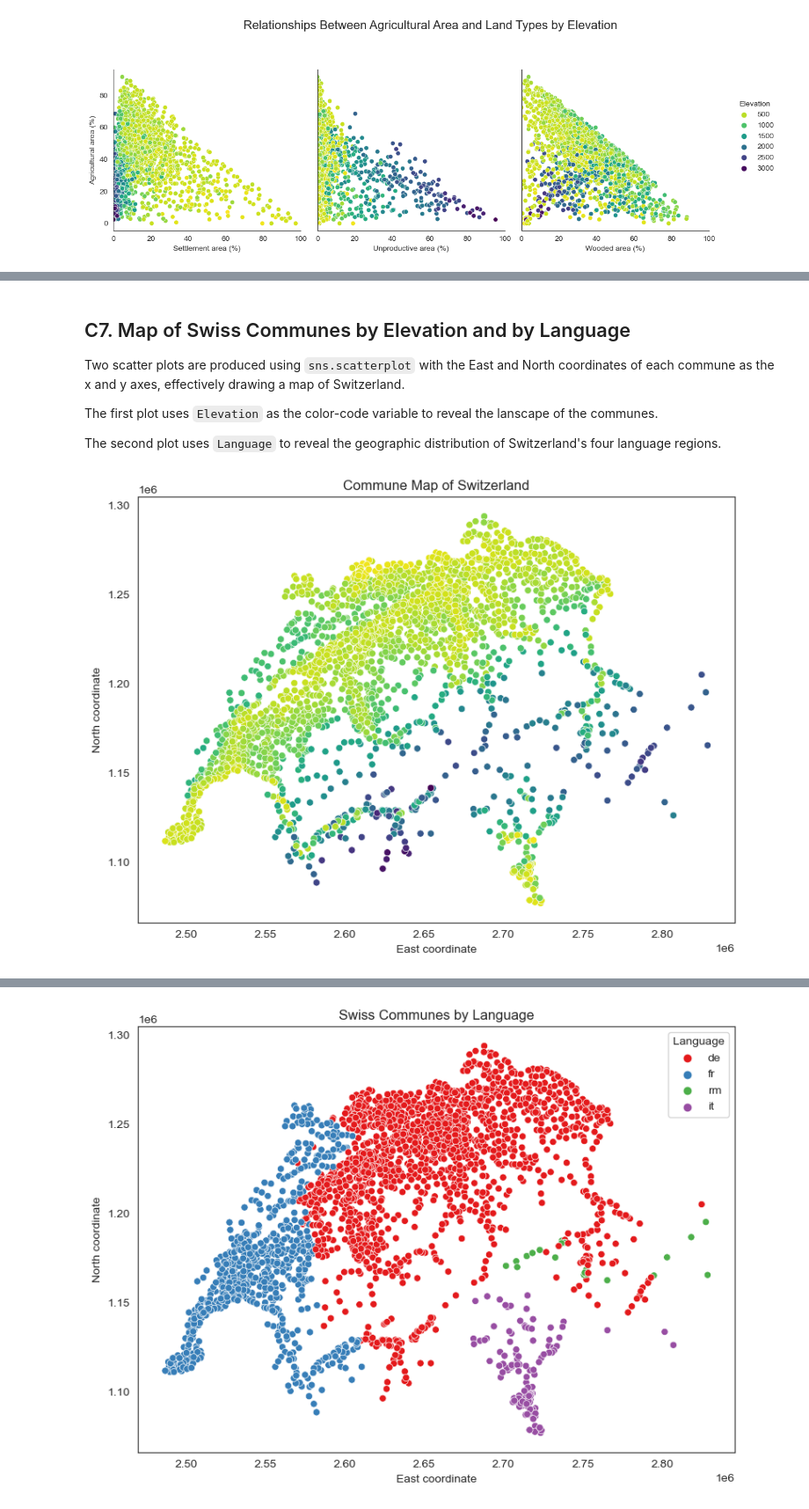
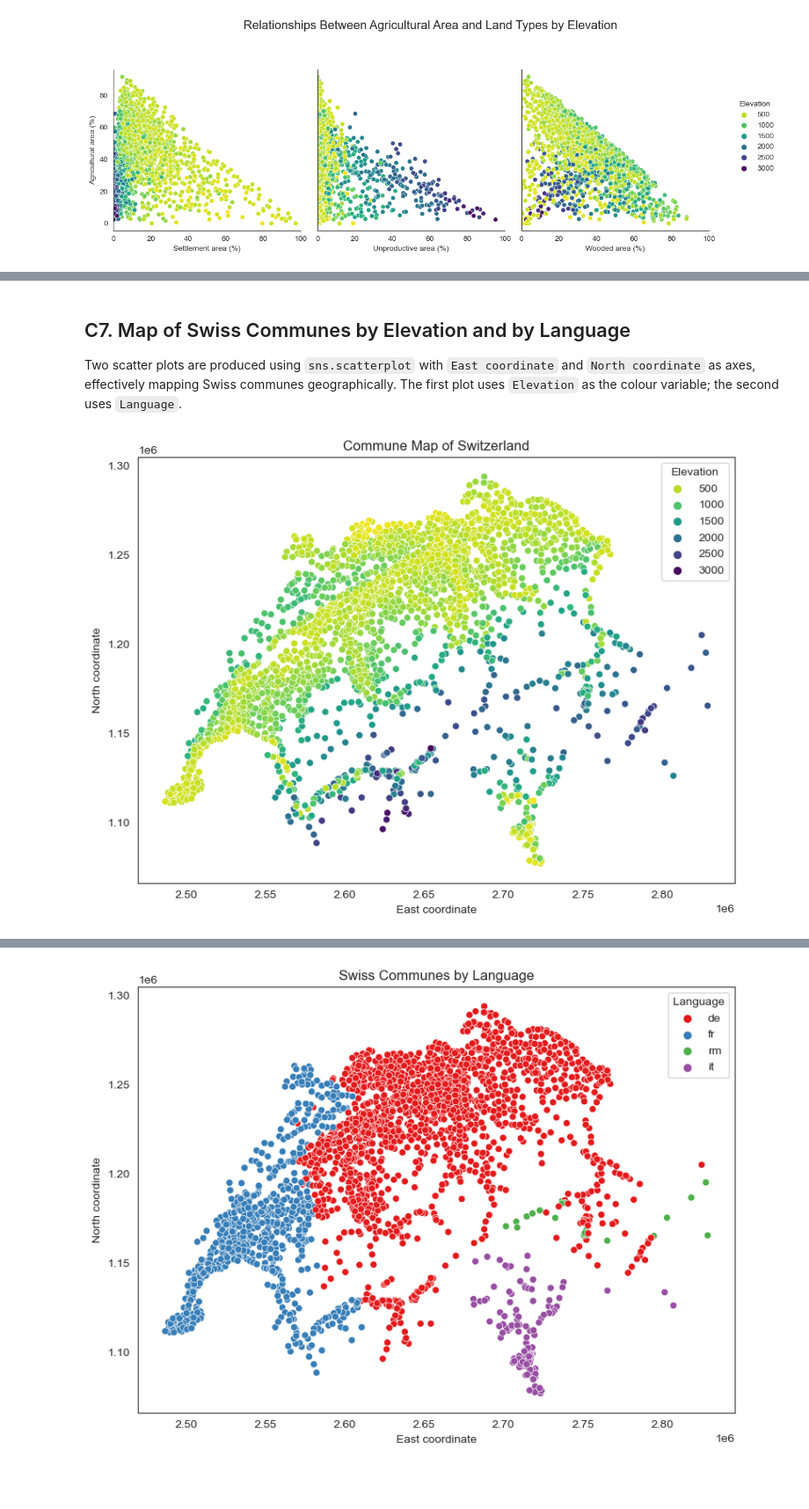
Before and after one commit to mamefatylo/EPFL_swiss_communes_project, a Jupyter notebook: communes_solution.ipynb, the cells around one changed output, grey strips where cells are left out. Shown at 88% size. Drawn from its saved outputs; the diff is of its cells as text; code cells hidden in the pictures; blank space fills up the shorter version.

```diff
--- a/communes_solution.ipynb
+++ b/communes_solution.ipynb
@@ -1005,32 +959,27 @@ The color gradient (yellow-green for low elevation, dark purple for high elevati
 # %% [markdown]
 ## C7. Map of Swiss Communes by Elevation and by Language
 
-Two scatter plots are produced using `sns.scatterplot` with the East and North coordinates of each commune as the x and y axes, effectively drawing a map of Switzerland.
-
-The first plot uses `Elevation` as the color-code variable to reveal the lanscape of the communes.
-
-The second plot uses `Language` to reveal the geographic distribution of Switzerland's four language regions.
+Two scatter plots are produced using `sns.scatterplot` with `East coordinate` and `North coordinate` as axes, effectively mapping Swiss communes geographically. The first plot uses `Elevation` as the colour variable; the second uses `Language`.
 # %%
 # Map of Swiss communes colored by Elevation
 plt.figure(figsize=(8, 6))
 
 sns.scatterplot(
     data=df,
     x='East coordinate',
     y='North coordinate',
     hue='Elevation',
     palette='viridis_r',
-    legend=False  # Add this line to remove the legend
 )
 
 plt.title('Commune Map of Switzerland')
 plt.xlabel('East coordinate')
 plt.ylabel('North coordinate')
 
 plt.tight_layout()
 plt.show()
 # %% [output]
-[figure, old version]
+[figure, new version]
 # %% [markdown]
 ### Observations — Elevation
 
```
Also changed, not shown: parts of 25 cells of this notebook.
